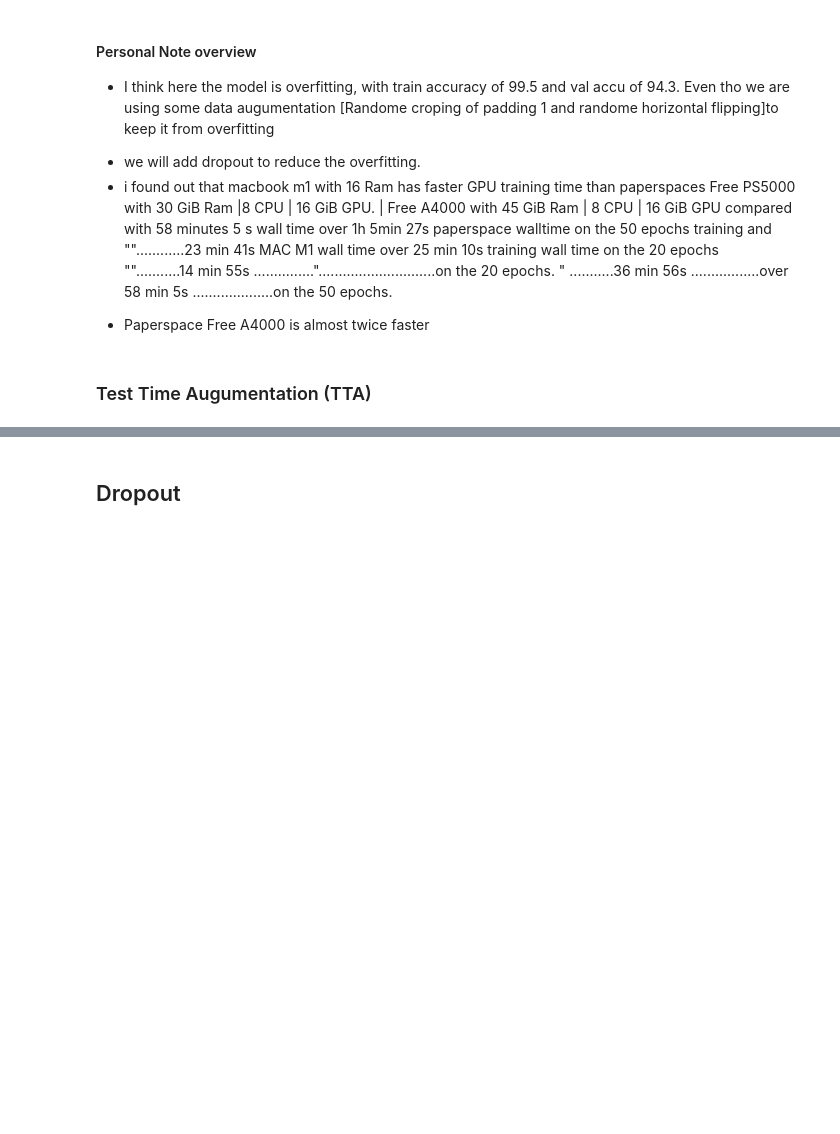
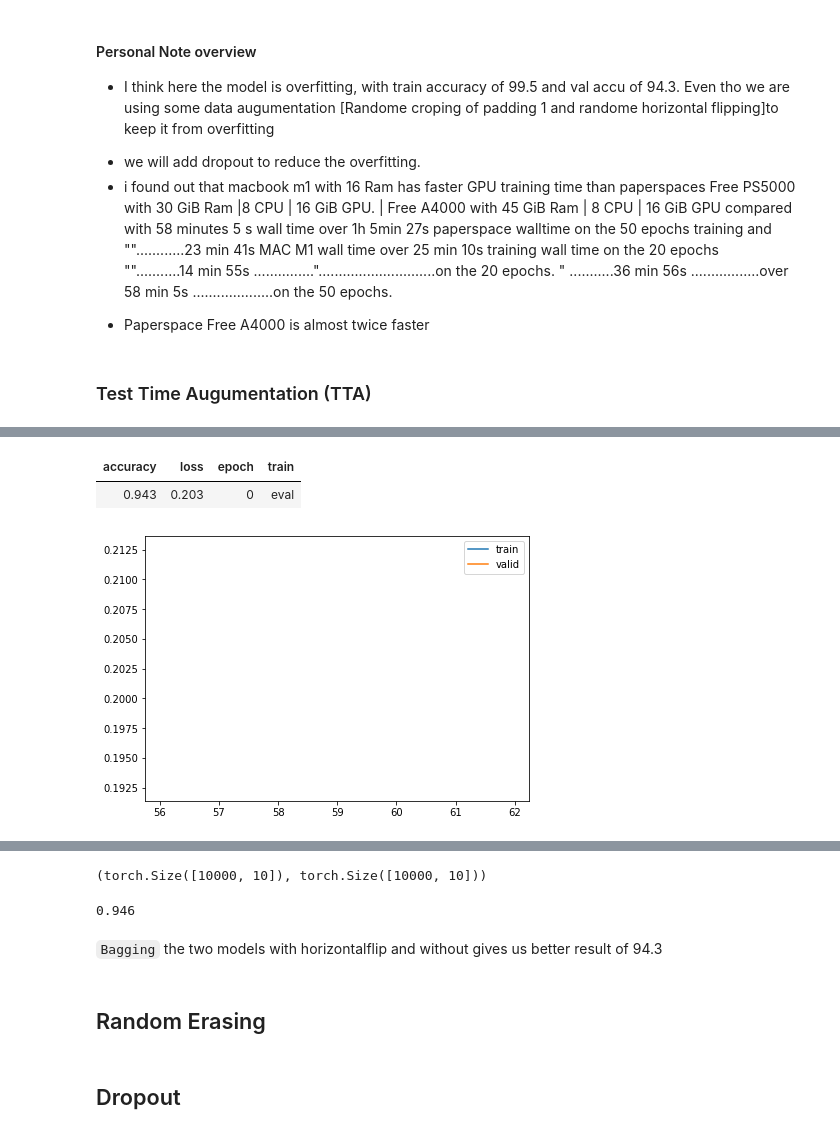
Before and after one commit to mtm-007/Deep-Learing-from-the-foundation-and-GEN_AI, a Jupyter notebook: augumentation.ipynb, the cells around one changed output, grey strips where cells are left out. Drawn from its saved outputs; the diff is of its cells as text; code cells hidden in the pictures; blank space fills up the shorter version.

```diff
--- a/augumentation.ipynb
+++ b/augumentation.ipynb
@@ -416,0 +430,8 @@ class CapturePreds(callback):
+# %%
+cp2 = CapturePreds()
+ttacb = BatchTransformCB(partial(tfm_batch, tfm_x = TF.hflip),on_val=True)
+%time learn.fit(1,train=False, cbs=[cp2,ttacb])
+# %% [output]
+| accuracy | loss | epoch | train |
+| 0.943 | 0.203 | 0 | eval |
+[figure, added]
@@ -416,0 +440,7 @@ class CapturePreds(callback):
+# %%
+ap1 = torch.cat(cp.all_preds)
+ap2 = torch.cat(cp2.all_preds)
+apt = torch.cat(cp.all_targ)
+ap1.shape, ap2.shape
+# %% [output]
+(torch.Size([10000, 10]), torch.Size([10000, 10]))
@@ -417,3 +449,11 @@ class CapturePreds(callback):
+# %%
+round((ap==apt).float().mean().item(),3)
+# %% [output]
+0.946
+# %% [markdown]
+`Bagging` the two models with horizontalflip and without gives us better result of 94.3
+# %% [markdown]
+## Random Erasing
 # %% [markdown]
 ## Dropout
 # %%
```
Also changed, not shown: parts of 14 cells of this notebook, 1 other file.
